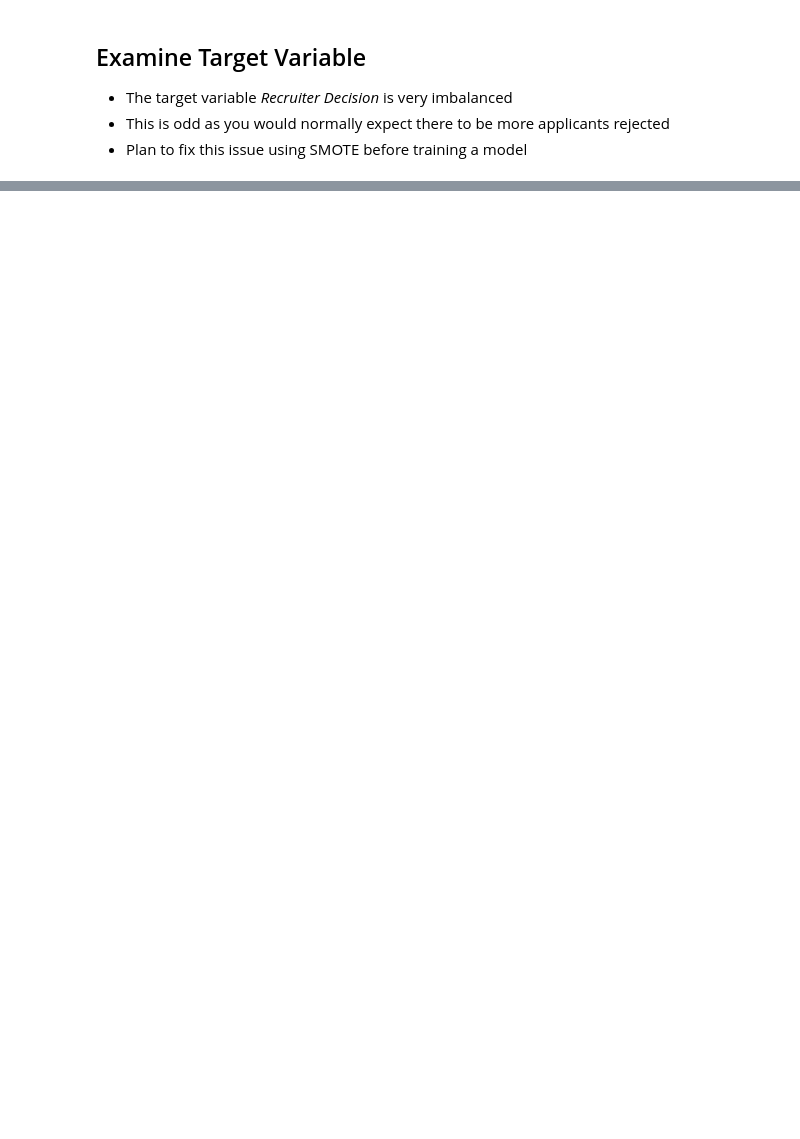
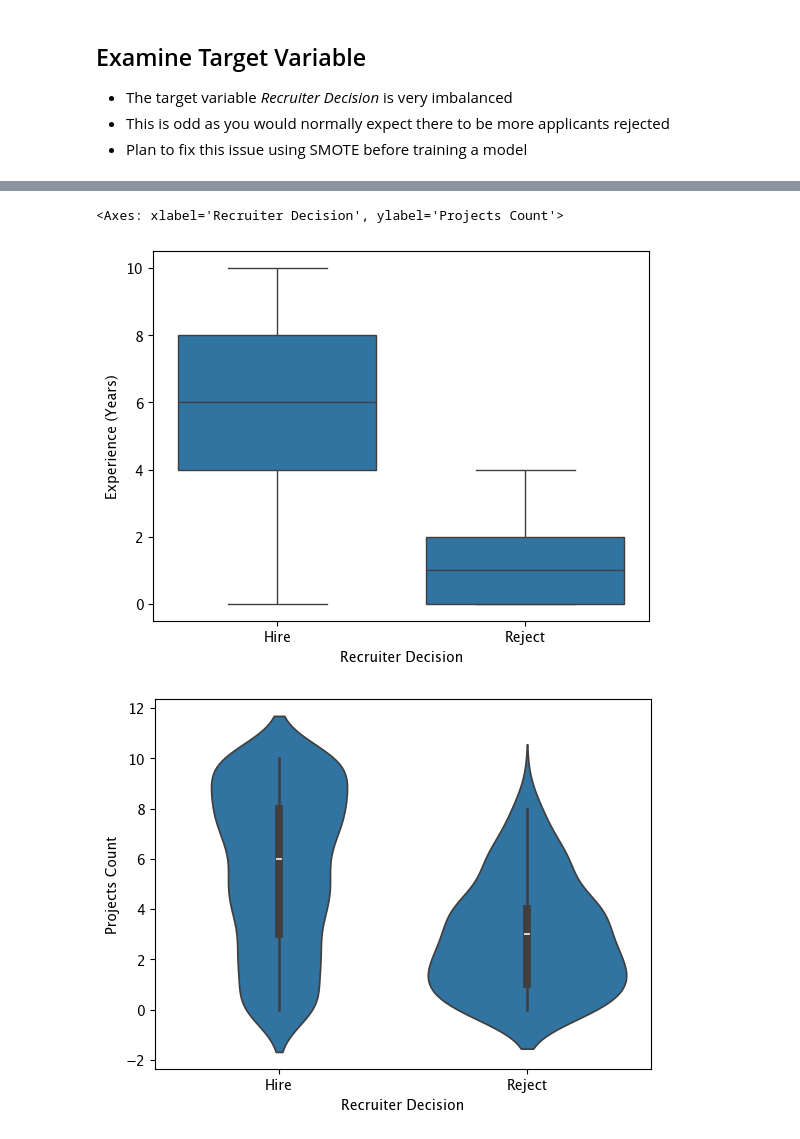
Before and after one commit to ehagye/ResumeRanker, a Jupyter notebook: notebooks/01_eda.ipynb, the cells around one changed output, grey strips where cells are left out. Saved outputs shown, nothing was run; the diff lists cells and outputs as text; code cells hidden in the pictures; blank space fills up the shorter version.

```diff
--- a/notebooks/01_eda.ipynb
+++ b/notebooks/01_eda.ipynb
@@ -98,0 +195,12 @@ sns.countplot(x='Recruiter Decision', data=df).set(title="Target Variable Distri
+# %%
+# boxplot for Target vrs Experience (Years)
+plt.figure()
+sns.boxplot(x='Recruiter Decision', y='Experience (Years)', data=df)
+
+# violinplot for Target vrs Projects Count
+plt.figure()
+sns.violinplot(x='Recruiter Decision', y='Projects Count', data=df)
+# %% [output]
+<Axes: xlabel='Recruiter Decision', ylabel='Projects Count'>
+[figure, added]
+[figure, added]
```
Also changed, not shown: parts of 9 cells of this notebook.
